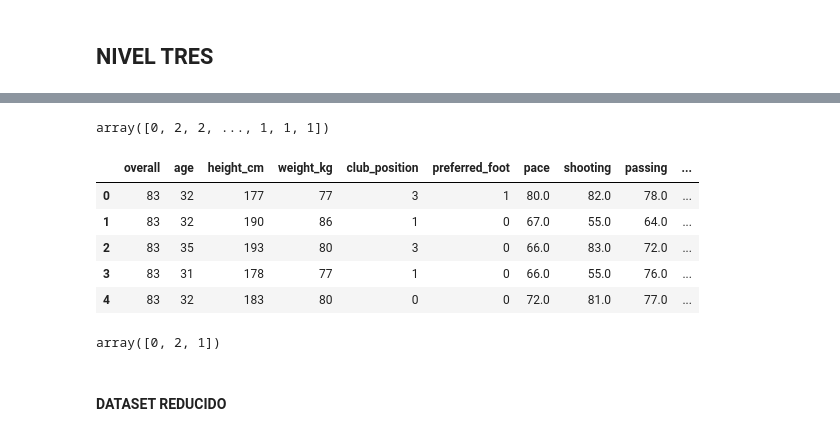
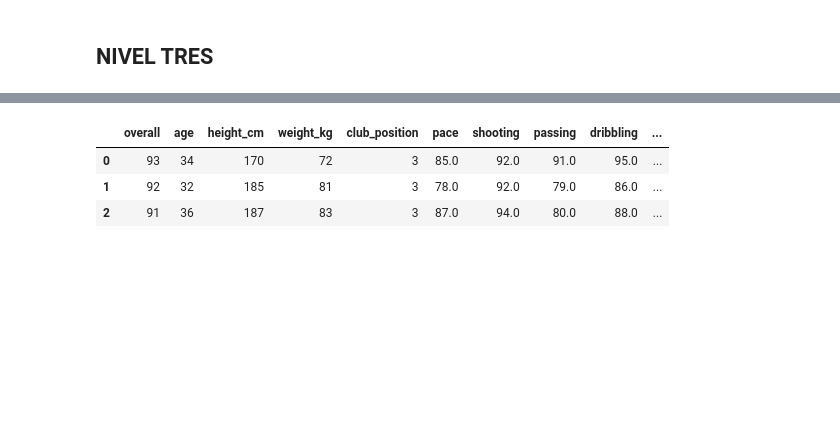
Before and after one commit to JavierBurgos-web/PROYECTO_ANALITICA_2da_entrega, a Jupyter notebook: CLUSTERING_full.ipynb, the cells around one changed output, grey strips where cells are left out. Drawn from its saved outputs; the diff is of its cells as text; code cells hidden in the pictures; blank space fills up the shorter version.

```diff
--- a/CLUSTERING_full.ipynb
+++ b/CLUSTERING_full.ipynb
@@ -425,8 +424,0 @@ array([0, 2, 1])
-# %%
-# Número optimo de K
-inertia_list_2 = []
-
-for i in range(1, 11):
-    kmeans = KMeans(n_clusters=i, init='k-means++', random_state=3, n_init=10)
-    kmeans.fit(X_pca_1)
-    inertia_list_2.append(kmeans.inertia_)
@@ -452,6 +424,0 @@ kl_2.elbow
-# %%
-kmeans_constants = {"init": "random", "n_init": 100, "max_iter": 500, "random_state": 42}
-
-# --- Modelo K-means ---
-model_kmeans_pca = KMeans(n_clusters = 3, **kmeans_constants)
-model_kmeans_pca.fit(X_pca_1)
@@ -481,9 +424,0 @@ Estas mericas al ser mayores, informan que el modelo esta mejor respecto al mode
-# %%
-## Analizarlo vizualmente
-# Predicción de los clusters
-Cluster_2 = model_kmeans.fit_predict(X_pca_1)
-
-df_final['Cluster_2']= Cluster_2
-
-# A partir de ahora, sólo trabajaremos con "df_final"
-df_final.head(3)
@@ -629 +460,4 @@ Las soluciones de clúster con valores más grandes del índice corresponden a s
+# %%
+# --- Modelo GMM ---
+model_gmm = GaussianMixture(n_components=3, random_state=123, covariance_type = 'full').fit(X_pca_1)
 # %%
@@ -645,29 +475,13 @@ Calinski harabasz score:  3319.9504314225
-# %%
-## Para obtener la etiqueta que da el algoritmo
-# Predicción de los clusters
-Cluster_1 = model_kmeans.fit_predict(df_n3)
-Cluster_1
-# %% [output]
-array([0, 2, 2, ..., 1, 1, 1])
 # %%
-# Vamos a adjuntar 'Cluster_1' como una nueva variable a 'df':
-df_final = df_n3.copy()
-df_final['Cluster_1']= Cluster_1
+# Predicción de los clusters
+Cluster_3 = model_gmm.fit_predict(X_pca_1)
+
+df_final['Cluster_3']= Cluster_3
 
 # A partir de ahora, sólo trabajaremos con "df_final"
-df_final.head()
+df_final.head(3)
 # %% [output]
-|  | overall | age | height_cm | weight_kg | club_position | preferred_foot | pace | shooting | passing | ... |
-| 0 | 83 | 32 | 177 | 77 | 3 | 1 | 80.0 | 82.0 | 78.0 | ... |
-| 1 | 83 | 32 | 190 | 86 | 1 | 0 | 67.0 | 55.0 | 64.0 | ... |
-| 2 | 83 | 35 | 193 | 80 | 3 | 0 | 66.0 | 83.0 | 72.0 | ... |
-| 3 | 83 | 31 | 178 | 77 | 1 | 0 | 66.0 | 55.0 | 76.0 | ... |
-| 4 | 83 | 32 | 183 | 80 | 0 | 0 | 72.0 | 81.0 | 77.0 | ... |
+|  | overall | age | height_cm | weight_kg | club_position | pace | shooting | passing | dribbling | ... |
+| 0 | 93 | 34 | 170 | 72 | 3 | 85.0 | 92.0 | 91.0 | 95.0 | ... |
+| 1 | 92 | 32 | 185 | 81 | 3 | 78.0 | 92.0 | 79.0 | 86.0 | ... |
+| 2 | 91 | 36 | 187 | 83 | 3 | 87.0 | 94.0 | 80.0 | 88.0 | ... |
-# %%
-# NOTA: Se debe asignar una etiqueta a cada categoria de 'Cluster_1' para saber que nos esta informando
-# Corroborar las etiquetas que se tiene
-df_final.Cluster_1.unique()
-# %% [output]
-array([0, 2, 1])
-# %% [markdown]
-#### **DATASET REDUCIDO**
```
Also changed, not shown: parts of 65 cells of this notebook, 1 other file.
